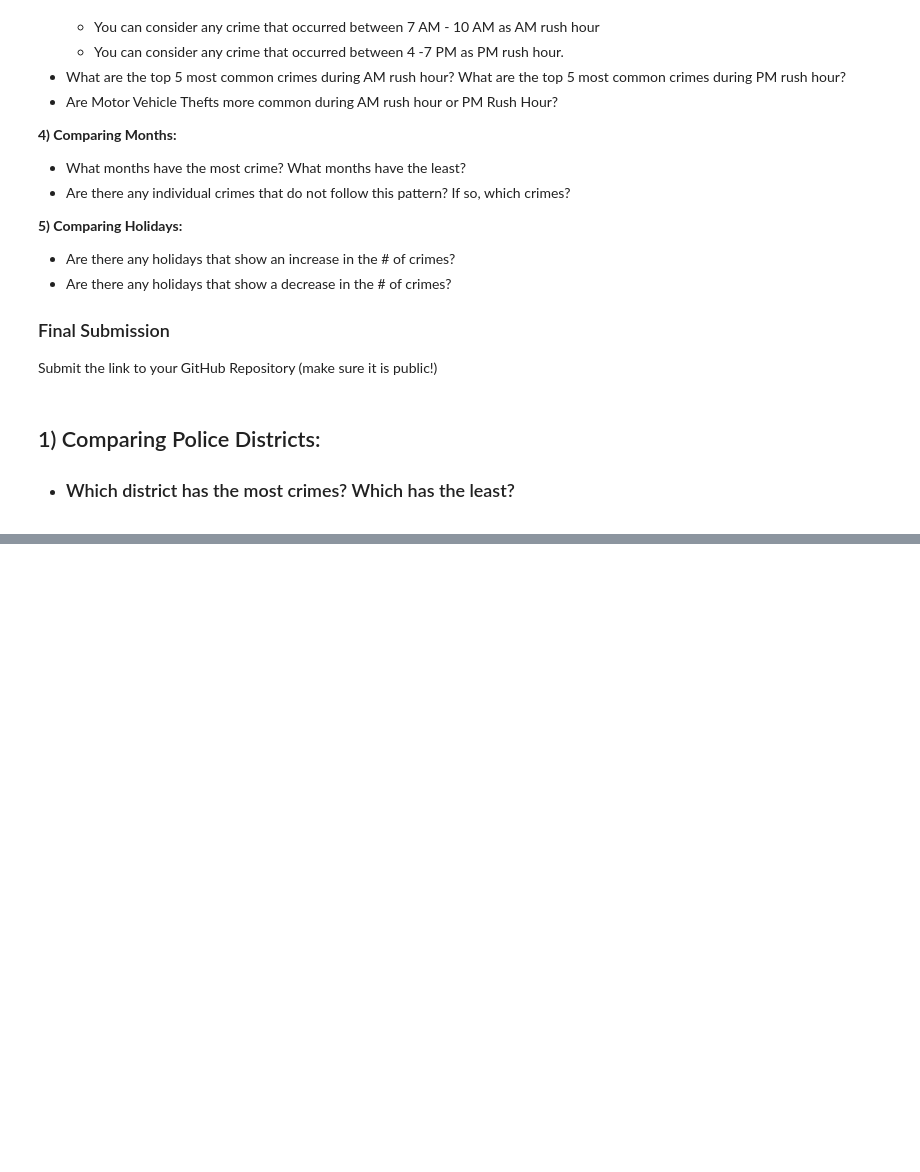
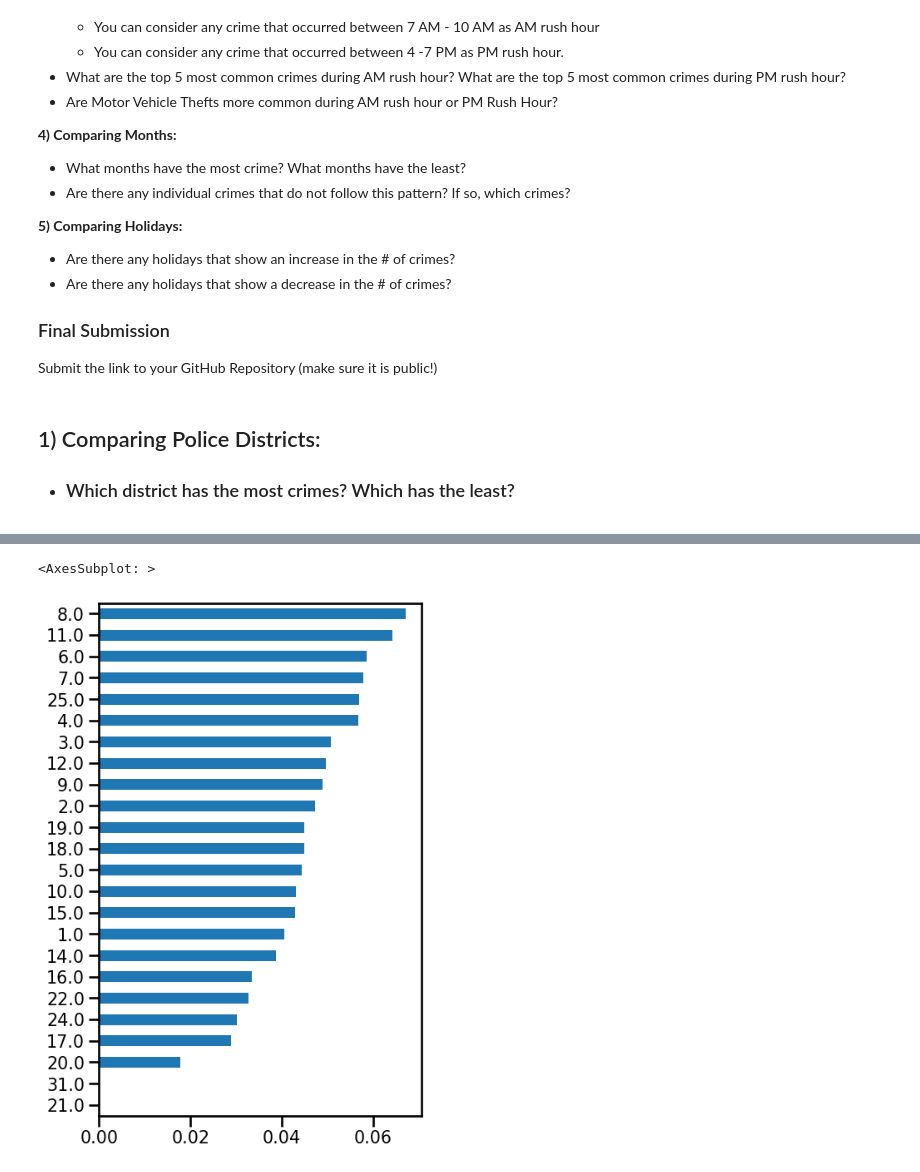
Before and after one commit to iarbietonilsson/Project-4-Chicago-Crime-Data, a Jupyter notebook: Project 4 - Part 1 Chicago Crime Data.ipynb, the cells around one changed output, grey strips where cells are left out. Saved outputs shown, nothing was run; the diff lists cells and outputs as text; code cells hidden in the pictures; blank space fills up the shorter version.

```diff
--- a/Project 4 - Part 1 Chicago Crime Data.ipynb
+++ b/Project 4 - Part 1 Chicago Crime Data.ipynb
@@ -93,0 +189,7 @@ pd.set_option('display.max_columns',50)
+# %%
+## Inspect the value_counts for the different types of crimes
+crime_district = df['District'].value_counts(normalize=True)
+crime_district.sort_values().plot(kind='barh',figsize=(5,8))
+# %% [output]
+<AxesSubplot: >
+[figure, added]
```
Also changed, not shown: parts of 56 cells of this notebook.
